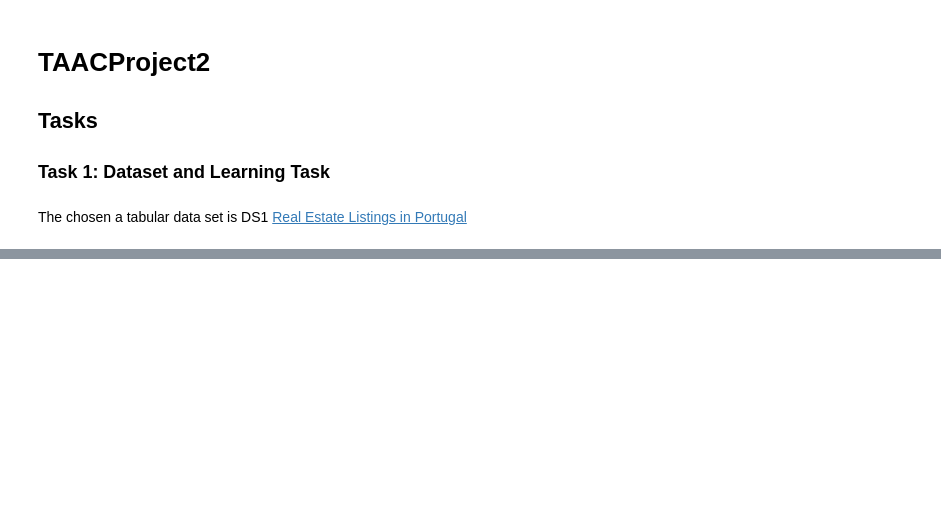
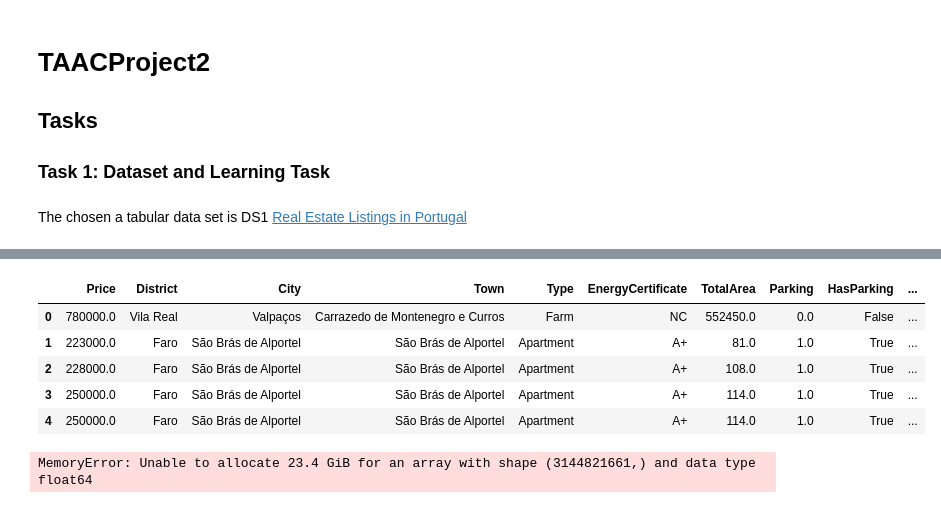
Before and after one commit to wesdpre/TAACProject2, a Jupyter notebook: pre-modelling.ipynb, the cells around one changed output, grey strips where cells are left out. Cells and saved outputs as stored; diff of their text form; code cells hidden in the pictures; blank space fills up the shorter version.

```diff
--- a/pre-modelling.ipynb
+++ b/pre-modelling.ipynb
@@ -29,0 +129,12 @@ NameError: name 'df' is not defined
+# %%
+# to test ydata_profiling whith a smaller data set
+df.drop(["Floor", "GrossArea", "PublishDate", "Garage", "Elevator", "ElectricCarsCharging", "NumberOfBedrooms", "NumberOfWC", "ConservationStatus", "LotSize", "BuiltArea"], axis=1, inplace=True)
+# %%
+df.head()
+# %% [output]
+|  | Price | District | City | Town | Type | EnergyCertificate | TotalArea | Parking | HasParking | ... |
+| 0 | 780000.0 | Vila Real | Valpaços | Carrazedo de Montenegro e Curros | Farm | NC | 552450.0 | 0.0 | False | ... |
+| 1 | 223000.0 | Faro | São Brás de Alportel | São Brás de Alportel | Apartment | A+ | 81.0 | 1.0 | True | ... |
+| 2 | 228000.0 | Faro | São Brás de Alportel | São Brás de Alportel | Apartment | A+ | 108.0 | 1.0 | True | ... |
+| 3 | 250000.0 | Faro | São Brás de Alportel | São Brás de Alportel | Apartment | A+ | 114.0 | 1.0 | True | ... |
+| 4 | 250000.0 | Faro | São Brás de Alportel | São Brás de Alportel | Apartment | A+ | 114.0 | 1.0 | True | ... |
@@ -29,0 +146,4 @@ NameError: name 'df' is not defined
+# %%
+profile
+# %% [output]
+MemoryError: Unable to allocate 23.4 GiB for an array with shape (3144821661,) and data type float64
```
Also changed, not shown: parts of 8 cells of this notebook, 1 other file.
